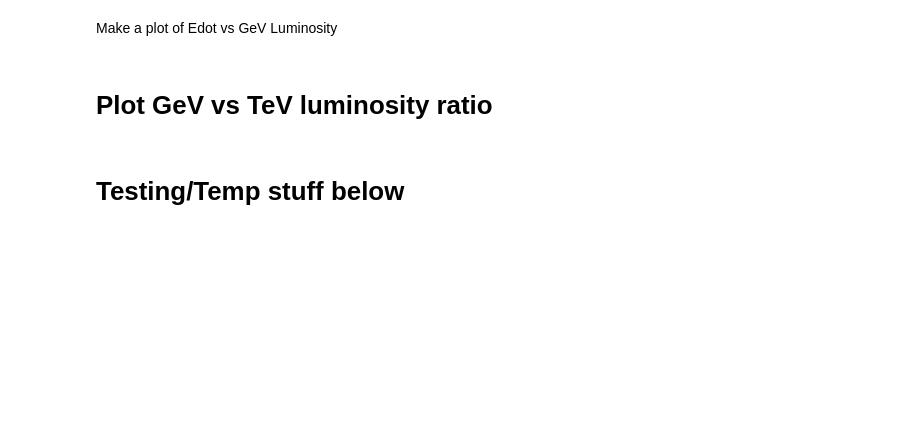
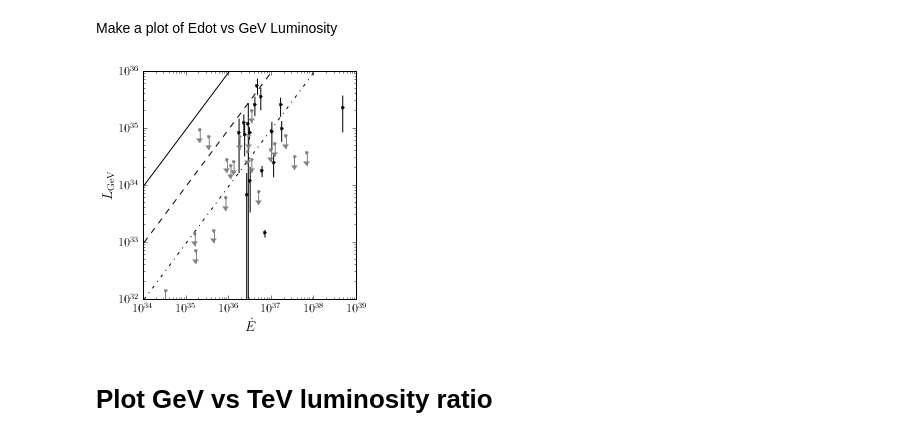
Before and after one commit to joshualande/PhD-Thesis, a Jupyter notebook: chapters/population_study/data/04-10-2013 - PWN Population v3.ipynb, the cells around one changed output. Saved outputs shown, nothing was run; the diff lists cells and outputs as text; code cells hidden in the pictures; blank space fills up the shorter version.

```diff
--- a/chapters/population_study/data/04-10-2013 - PWN Population v3.ipynb
+++ b/chapters/population_study/data/04-10-2013 - PWN Population v3.ipynb
@@ -55,3 +71,3 @@ from lande.datapoints import DataPoint, Detection, UpperLimit
 # %%
-for i in ['F_GeV','F_TeV','F_Xray','L_GeV','Distance']:
+for i in ['F_GeV','F_TeV','F_Xray','L_GeV','L_Xray','distance']:
     df[i] = df[i].map(lambda x: DataPoint.from_string(x), na_action='ignore')
@@ -61,3 +98,5 @@ df['Edot']*=10.**34
+# %%
+df['GeV_significant'] = df['F_GeV'].map(lambda x: x.significant())
 # %% [markdown]
 Now, the final data is in the right format
 # %%
@@ -103,6 +110,0 @@ Now, we compute the luminosity using my method
-# %%
-df['my_L_GeV'] = df['L_GeV']
-df['my_L_GeV'][:] = 0
-for i in df.index:
-    print i, df['F_GeV'], df['Distance'], get_luminosity( df['F_GeV'], df['Distance'])
-    #df['my_L_GeV'] =
@@ -144,2 +143,12 @@ l.ix[10:15]
+# %%
+from lande.utilities.pubplot import set_latex_defaults
+set_latex_defaults()
+
+params = {'backend': 'ps',
+          'axes.labelsize': 14,
+          'text.fontsize': 14,
+          'xtick.labelsize': 12,
+          'ytick.labelsize': 12}
+pylab.rcParams.update(params)
 # %% [markdown]
 Make a plot of Edot vs GeV Luminosity
@@ -157,36 +155,48 @@ luim[names == 'HESSJ1818-154']
 # %%
+# First, lets make a table of the quantities we want, with missing values dropped from the plot
 
+l=df[['Edot','L_GeV','GeV_significant']].dropna()
+Edot=l['Edot'].values
+luim=l['L_GeV'].values
+significant=l['GeV_significant'].values
+names = l.index.values
 
-fig=figure(None, (6,6))
+fig=figure(None, (4,4))
 axes=fig.add_subplot(111)
 xlim(1e34,1e39)
 axes.set_xscale('log')
 axes.set_yscale('log')
 axes.set_ylabel(r'$L_\mathrm{GeV}$')
 axes.set_xlabel('$\dot E$')
 
-from lande.datapoints import plot
+
 def myplot(cut, **mykwargs):
-    kwargs=dict(marker='.', color='black', markersize=10)
+    kwargs=dict(marker='.', color='black', markersize=6)
     kwargs.update(mykwargs)
-    plot(Edot[cut],luim[cut], axes=axes, **kwargs)
+    from lande.datapoints import plot
+    plot(Edot[cut],luim[cut], axes=axes, log_clipping=True, **kwargs)
 
-myplot(cut=np.ones_like(names).astype(bool), color='black')
-myplot(cut=(names=='Vela-X'), color='blue')
-myplot(cut=(names=='Crab'), color='blue')
-myplot(cut=(names=='HESSJ1708-443'), color='red')
+myplot(cut=(significant==False), color='gray')
+myplot(cut=(significant==True), color='black')
+#myplot(cut=(names=='Vela-X'), color='blue')
+#myplot(cut=(names=='Crab'), color='blue')
+#myplot(cut=(names=='HESSJ1708-443'), color='red')
+
 
 def myplot(factor, **mykwargs):
     kwargs=dict(color='black')
     kwargs.update(mykwargs)
     axes.plot([10**34,10**39],[10**34/factor,10**39/factor], **kwargs)
 
 myplot(1, linestyle='-')
 myplot(10, linestyle='--')
 myplot(100, linestyle='-.')
 
 axes.set_xlim(10.**34,10.**39)
 axes.set_ylim(10.**32,10.**36)
+fig.tight_layout()
 savefig('pwn_luminosity_vs_edot.pdf')
+# %% [output]
+[figure, added]
 # %% [markdown]
 # Plot GeV vs TeV luminosity ratio
@@ -244,2 +202,0 @@ f_xray=l['F_Xray']
-# %% [markdown]
-# Testing/Temp stuff below
```
Also changed, not shown: parts of 43 cells of this notebook, 1 other file.
